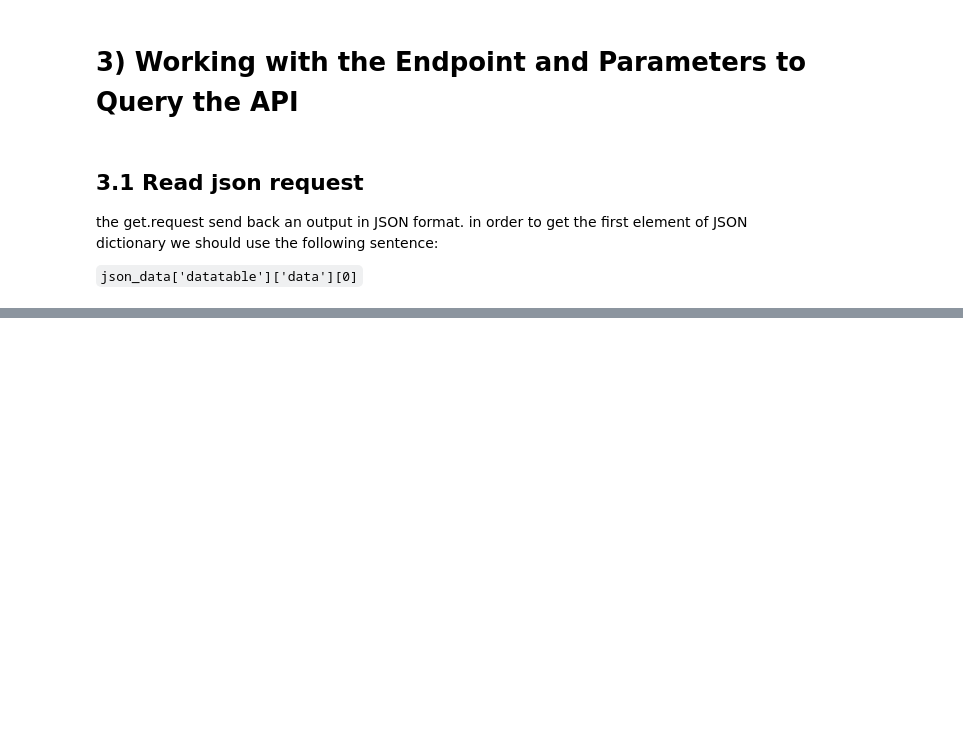
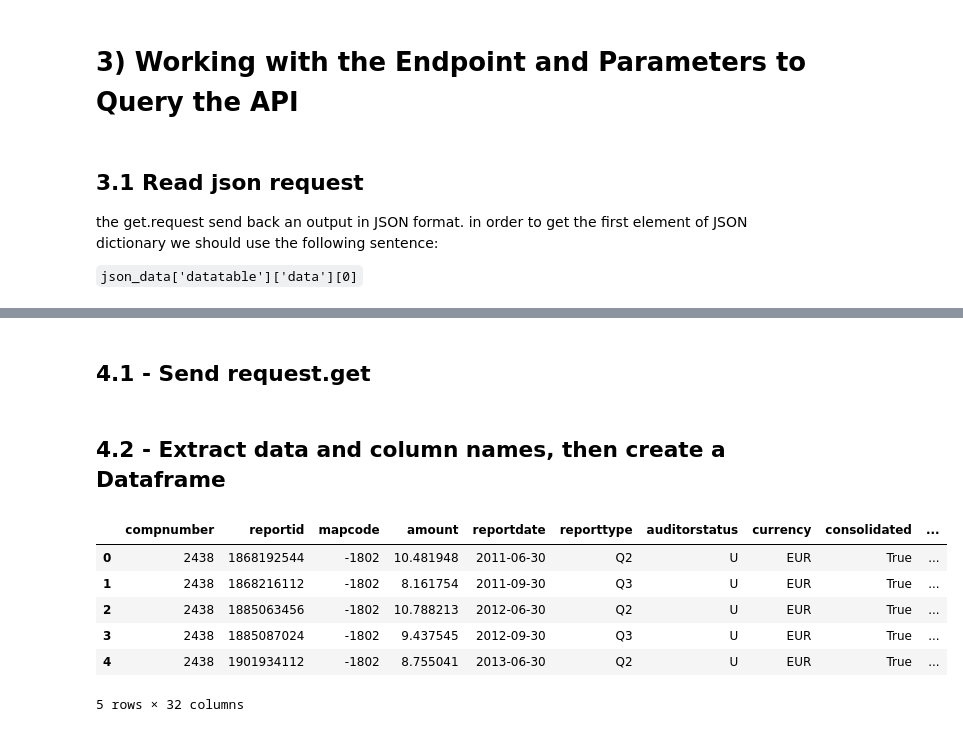
Before and after one commit to TomazFilgueira/Dq_Datascientist, a Jupyter notebook: 6 - APIs and Web Scraping/6_Guided_Project_API_with_Pandas.ipynb, the cells around one changed output, grey strips where cells are left out. Saved outputs shown, nothing was run; the diff lists cells and outputs as text; code cells hidden in the pictures; blank space fills up the shorter version.

```diff
--- a/6 - APIs and Web Scraping/6_Guided_Project_API_with_Pandas.ipynb
+++ b/6 - APIs and Web Scraping/6_Guided_Project_API_with_Pandas.ipynb
@@ -129,0 +274,33 @@ we can see from the previous output that json_data is a dictonary composed by 2
+# %% [markdown]
+## 4.1 - Send request.get
+# %%
+#API endpoint URL
+url = 'https://data.nasdaq.com/api/v3/datatables/MER/F1.json'
+
+#parameters dictionary
+params = {
+    'qopts.per_page':10000,
+    'api_key':config.API_KEY
+}
+
+#request data from API server
+response = requests.get(url, params=params)
+#convert response to JSON
+json_data = response.json()
+# %% [markdown]
+## 4.2 - Extract data and column names, then create a Dataframe
+# %%
+data = json_data['datatable']['data']
+column_names = [col['name'] for col in json_data['datatable']['columns']]
+
+#create DataFrame
+df_metric = pd.DataFrame(data, columns=column_names)
+df_metric.head()
+# %% [output]
+|  | compnumber | reportid | mapcode | amount | reportdate | reporttype | auditorstatus | currency | consolidated | ... |
+| 0 | 2438 | 1868192544 | -1802 | 10.481948 | 2011-06-30 | Q2 | U | EUR | True | ... |
+| 1 | 2438 | 1868216112 | -1802 | 8.161754 | 2011-09-30 | Q3 | U | EUR | True | ... |
+| 2 | 2438 | 1885063456 | -1802 | 10.788213 | 2012-06-30 | Q2 | U | EUR | True | ... |
+| 3 | 2438 | 1885087024 | -1802 | 9.437545 | 2012-09-30 | Q3 | U | EUR | True | ... |
+| 4 | 2438 | 1901934112 | -1802 | 8.755041 | 2013-06-30 | Q2 | U | EUR | True | ... |
+5 rows × 32 columns
```
Also changed, not shown: parts of 25 cells of this notebook, 1 other file.
